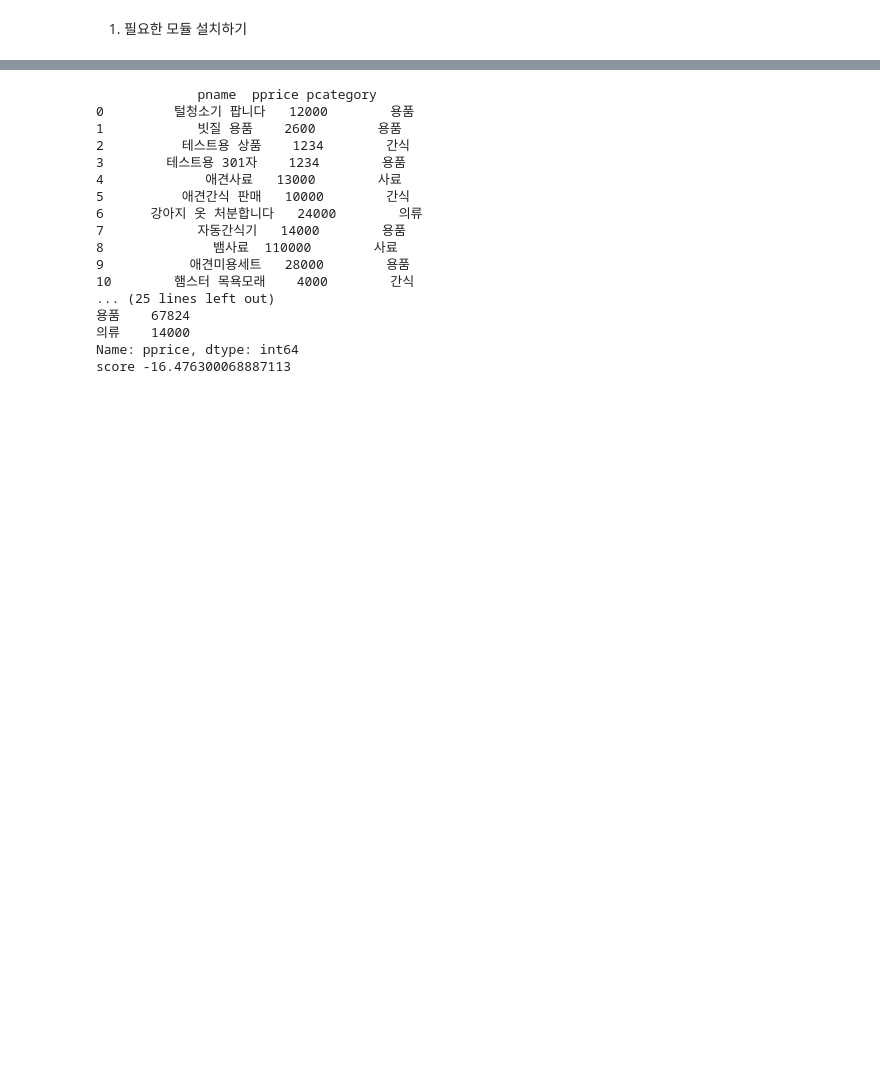
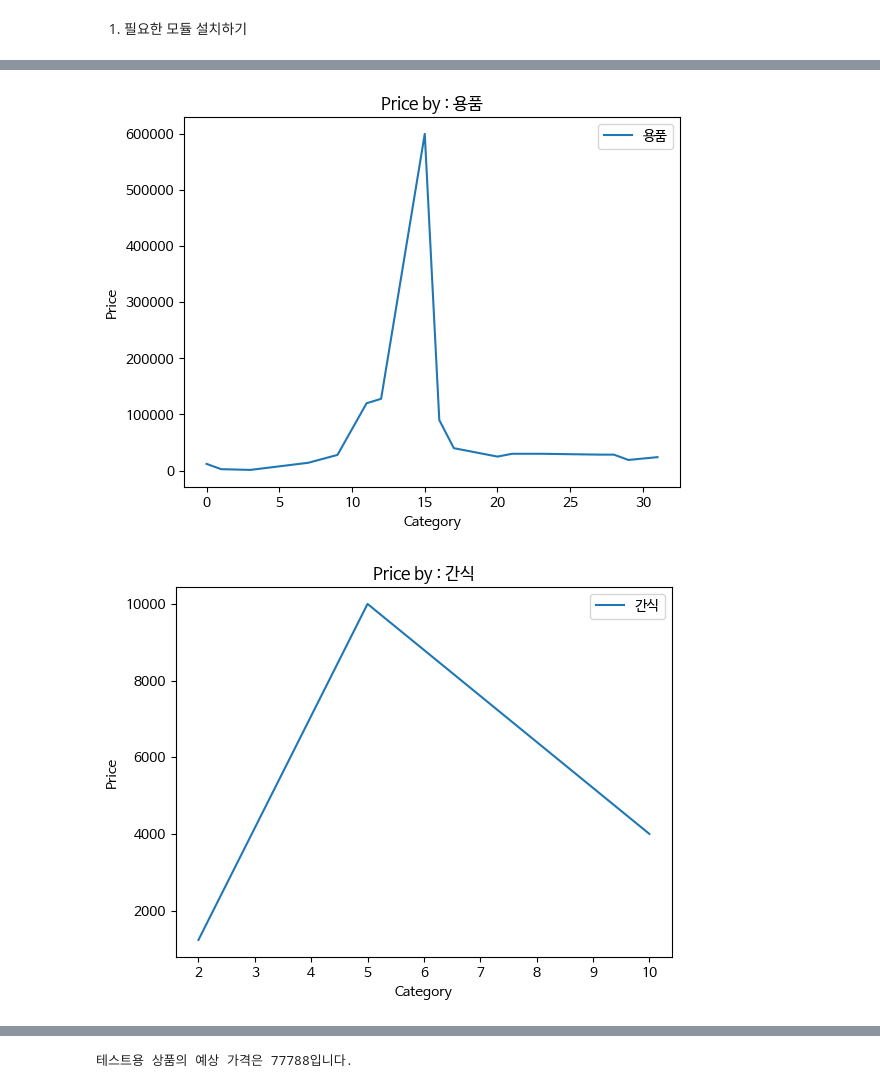
Before and after one commit to youngsoosoo/bigdata-project, a Jupyter notebook: bigdata.ipynb, the cells around one changed output, grey strips where cells are left out. Cells and saved outputs as stored; diff of their text form; code cells hidden in the pictures; blank space fills up the shorter version.

```diff
--- a/bigdata.ipynb
+++ b/bigdata.ipynb
@@ -25,6 +30,10 @@ Successfully installed pymysql-1.1.0
 # %%
 import pymysql
 import pandas as pd
+import seaborn as sns
+
+import matplotlib.pyplot as plt # 맷플롯립 import 하기
+plt.rcParams['font.family'] = 'NanumBarunGothic' # 나눔바른고딕 적용하기
 
 from sklearn.model_selection import train_test_split
 from sklearn.linear_model import LinearRegression
@@ -32,7 +41,7 @@ from sklearn.preprocessing import OneHotEncoder
 
 username = 'root'
 password = '***'
-host = '***'  # or your_host:your_port
+host = '***'  # or your_host:your_port  # or your_host:your_port
 port=3306
 database = 'furry_friend_product'
 
@@ -41,33 +50,62 @@ conn = pymysql.connect(host=host, port=port, user=username, password=password, d
 query = "SELECT pname, pprice, pcategory FROM product"
 
 df = pd.read_sql_query(query, conn)
 
-average_prices = df.groupby('pcategory')['pprice'].mean().astype(int)
-
-# 너무 작은 가격 혹은 너무 큰 가격은 데이터에 포함되지 않도록 설정
 df = df[(df['pprice'] > 100) & (df['pprice'] < 10000000)]
 
 grouped_df = df.groupby('pcategory')['pprice'].mean().astype(int)
 
 # pcategory의 고유한 값들을 가져옴
 categories = df['pcategory'].unique()
 
 # 꺽은선 그래프 그리기
 for category in categories:
     filtered_df = df[df['pcategory'] == category]
     sns.lineplot(x=filtered_df.index, y=filtered_df['pprice'], label=category)
 
     # 그래프의 제목과 축 라벨 설정
     plt.title('Price by : ' + category)
     plt.xlabel('Category')
     plt.ylabel('Price')
 
     plt.show()
 
 # 'pcategory'별로 각각의 막대 그래프를 그림
 g = sns.catplot(x='pcategory', y='pprice', data=df, kind='bar')
+# 그래프의 제목과 축 라벨을 설정
 g.fig.suptitle('Prices by Category', y=1.03)
 g.set_xlabels('Category')
 g.set_ylabels('Price')
 plt.show()
+
+# 원-핫 인코딩 적용
+one_hot = pd.get_dummies(df['pcategory'])
+df = df.drop('pcategory',axis = 1)
+df = df.join(one_hot)
+
+
+# 훈련/테스트 세트 분리 (여기서는 80%/20% 비율로 분리)
+train_df, test_df = train_test_split(df, test_size=0.2)
+
+# 선형회귀모델 훈련
+model = LinearRegression()
+model.fit(train_df.drop(['pprice', 'pname'], axis=1), train_df['pprice'])
+
+def predict_price(pname, pcategory):
+    # 입력받은 'pcategory'를 원-핫 인코딩
+    encoded_category = one_hot.columns == pcategory
+
+    # 모델에 입력할 데이터 생성
+    input_data = pd.Series(encoded_category, index=one_hot.columns).astype(int)
+
+    # 가격 예측
+    predicted_price = model.predict([input_data])
+    return int(predicted_price[0])
+
+# 예측 함수 테스트
+pname = "테스트용 상품"
+pcategory = "용품"
+print(f"{pname}의 예상 가격은 {predict_price(pname, pcategory)}입니다.")
 # %% [output]
+[figure, added]
+[figure, added]
@@ -74,17 +115 @@ plt.show()
-             pname  pprice pcategory
-0         털청소기 팝니다   12000        용품
-1            빗질 용품    2600        용품
-2          테스트용 상품    1234        간식
-3        테스트용 301자    1234        용품
-4             애견사료   13000        사료
-5          애견간식 판매   10000        간식
-6      강아지 옷 처분합니다   24000        의류
-7            자동간식기   14000        용품
-8              뱀사료  110000        사료
-9           애견미용세트   28000        용품
-10        햄스터 목욕모래    4000        간식
-... (25 lines left out)
-용품    67824
-의류    14000
-Name: pprice, dtype: int64
-score -16.476300068887113
+테스트용 상품의 예상 가격은 77788입니다.
```
Also changed, not shown: parts of 2 cells of this notebook.
